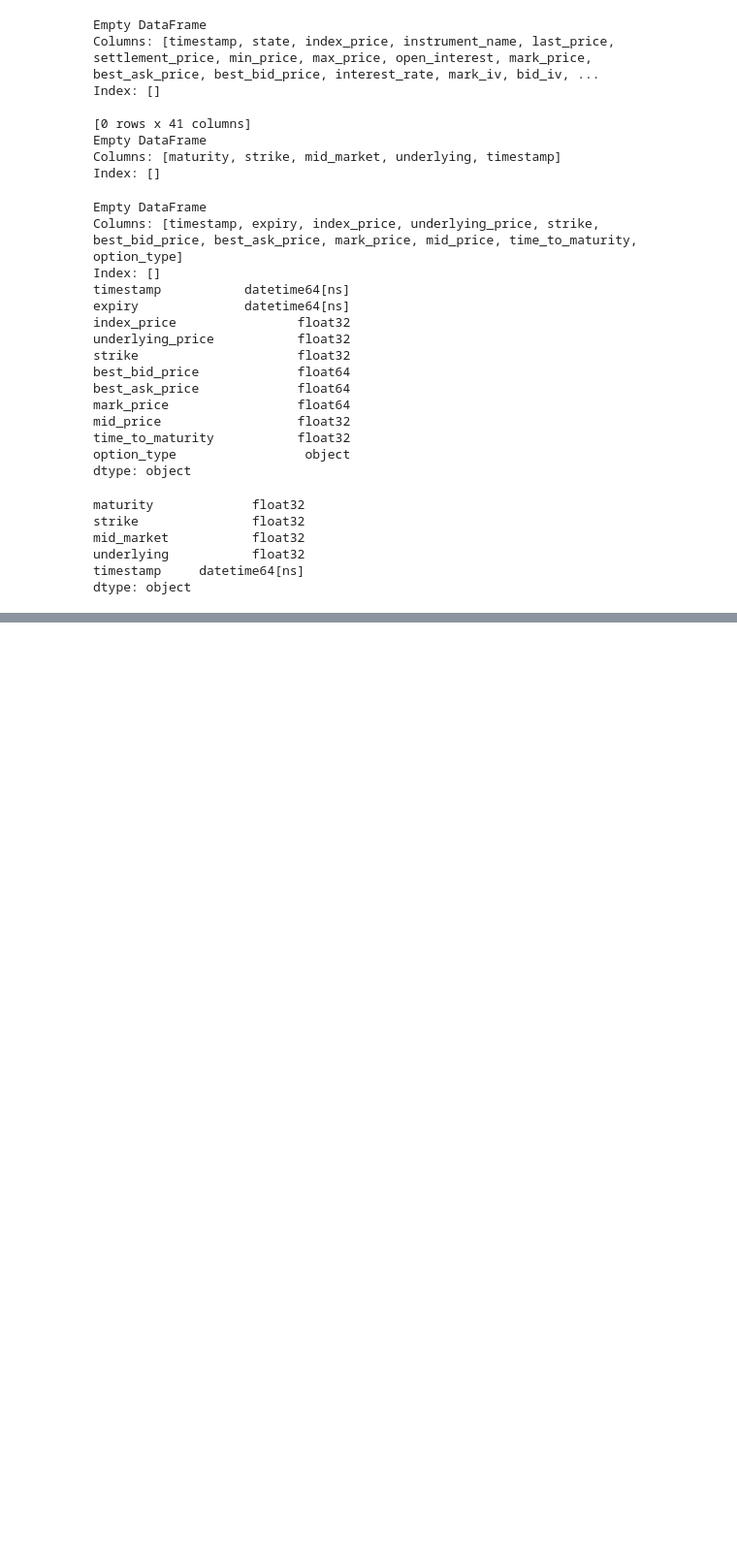
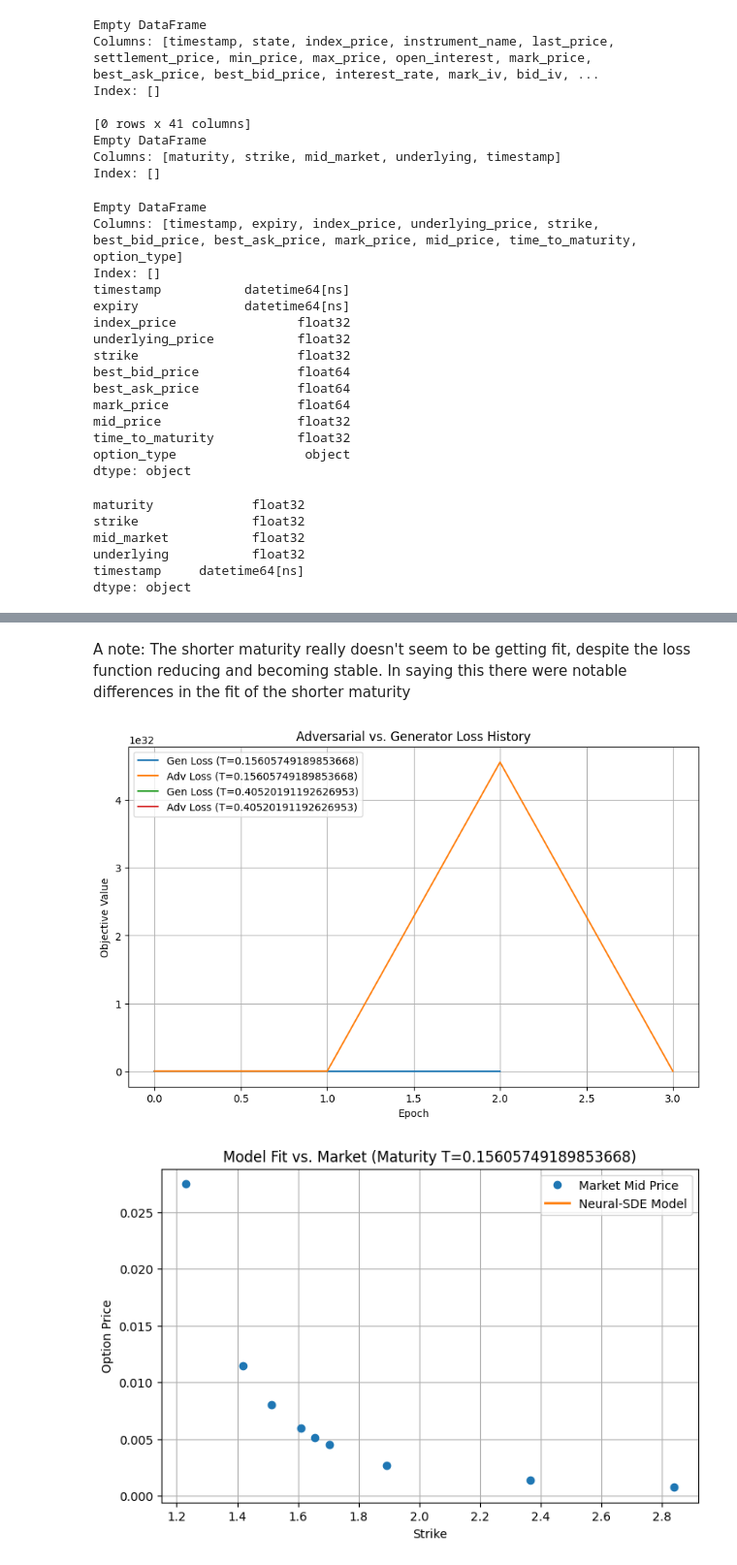
Before and after one commit to yungarjun/deribit-deep-learning, a Jupyter notebook: lsv_nsde_calibration/gan_calibration_timeseries.ipynb, the cells around one changed output, grey strips where cells are left out. Shown: that part at 97% size. Saved outputs shown, nothing was run; the diff lists cells and outputs as text; code cells hidden in the pictures; blank space fills up the shorter version.

```diff
--- a/lsv_nsde_calibration/gan_calibration_timeseries.ipynb
+++ b/lsv_nsde_calibration/gan_calibration_timeseries.ipynb
@@ -154,6 +154,8 @@ price_history = price_history[['timestamp', 'expiry', 'index_price', 'underlying
 
 price_history['time_to_maturity'] = price_history['time_to_maturity'].values.astype('float32')
 
+price_history['mid_market'] = price_history['mid_price']
+
 # Sort by the 'timestamp' column in increasing order
 price_history = price_history.sort_values(by='timestamp', ascending=True)
 
@@ -162,7 +164,7 @@ price_history['strike'] = price_history['strike'].astype('float32')
 price_history = price_history.astype({
     'time_to_maturity': 'float32',
     'strike': 'float32',
-    'mid_price': 'float32',
+    'mid_market': 'float32',
     'index_price': 'float32',
     'underlying_price': 'float32',
     'timestamp': 'datetime64[ns]'
@@ -496,0 +489,43 @@ print(test_2)
+# %% [markdown]
+A note: The shorter maturity really doesn't seem to be getting fit, despite the loss function reducing and becoming stable. In saying this there were notable differences in the fit of the shorter maturity
+# %%
+# 2) Plot loss histories
+plt.figure(figsize=(10,6))
+for T in unique_T:
+    plt.plot(gen_loss_history[T], label=f'Gen Loss (T={T})')
+    plt.plot(adv_loss_history[T], label=f'Adv Loss (T={T})')
+
+plt.title("Adversarial vs. Generator Loss History")
+plt.xlabel("Epoch")
+plt.ylabel("Objective Value")
+plt.legend()
+plt.grid(True)
+plt.show()
+
+# 3) Plot model fit vs. today's mid-market prices
+for T in unique_T:
+    df_T = options_df[options_df['maturity'] == T]
+    strikes        = df_T['strike'].values
+    market_prices  = df_T['mid_market'].values
+    # compute model prices (you can increase paths for smoother curve)
+    model_prices = [
+        monte_carlo_call_price_segmented(
+            T, float(K), r,
+            leverage_nets, unique_T,
+            num_steps, num_paths_gen
+        ).numpy()
+        for K in strikes
+    ]
+
+    plt.figure(figsize=(8,5))
+    plt.plot(strikes, market_prices, 'o', label='Market Mid Price')
+    plt.plot(strikes, model_prices, '-', linewidth=2, label='Neural-SDE Model')
+    plt.title(f'Model Fit vs. Market (Maturity T={T})')
+    plt.xlabel('Strike')
+    plt.ylabel('Option Price')
+    plt.legend()
+    plt.grid(True)
+    plt.show()
+# %% [output]
+[figure, added]
+[figure, added]
```
Also changed, not shown: parts of 8 cells of this notebook.
